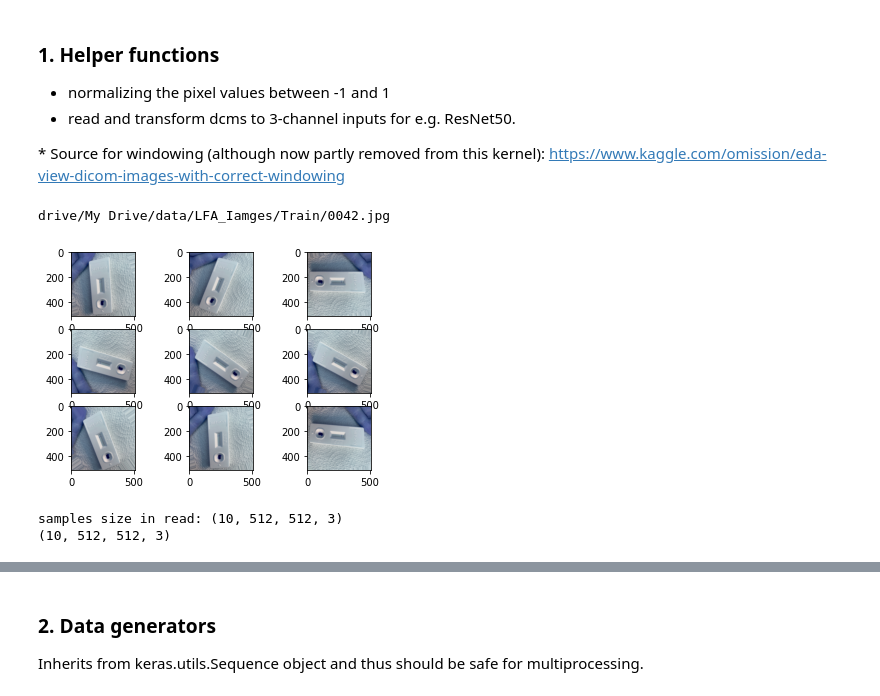
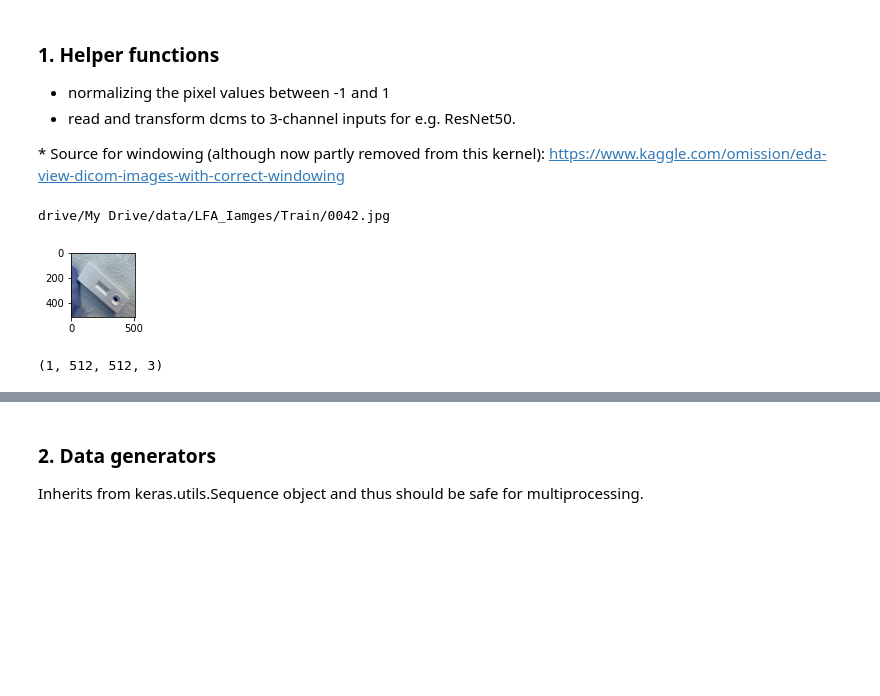
Before and after one commit to VeereshShringari/myKagglecode, a Jupyter notebook: resnet5_keras_baseline_COVID_LFLImages_2Jun.ipynb, the cells around one changed output, grey strips where cells are left out. Saved outputs shown, nothing was run; the diff lists cells and outputs as text; code cells hidden in the pictures; blank space fills up the shorter version.

```diff
--- a/resnet5_keras_baseline_COVID_LFLImages_2Jun.ipynb
+++ b/resnet5_keras_baseline_COVID_LFLImages_2Jun.ipynb
@@ -365,21 +76,0 @@ array([[0., 1.],
-# %%
-import IPython.display as display
-from PIL import Image
-import pathlib
-data_dir = pathlib.Path(".")
-
-images = list(data_dir.glob('drive/My Drive/data/LFA_Iamges/General/*.jpg'))
-desired_size=(224,224, 3)
-for k, image_path in enumerate (images):
-    im = cv2.imread(str(image_path))
-        #display.display(im)
-    width, height,_ = im.shape   # Get dimensions
-    res = cv2.resize(im, dsize=desired_size[:2], interpolation=cv2.INTER_CUBIC)
-    image = img_to_array(res)
-    image = np.expand_dims(image, axis=0)
-    if k == 0 :
-      image2 = image
-    else :
-      image2= np.concatenate([image2,image])
-
-image2.shape
@@ -485,26 +113,24 @@ def _read(path, desired_size, augment_data=0, plot=False):
         datagen = ImageDataGenerator(rotation_range=90)
         # prepare iterator
         it = datagen.flow(samples, batch_size=1)
-        for i in range(augment_data):
-          batch = it.next()    # generate batch of images
-          image = batch[0]
-          samples = np.vstack((samples, np.expand_dims(image, 0)))
-          if plot:
-            plt.subplot(330 + 1 + i)
-            plt.imshow(batch[0].astype('uint8'))
+
+        batch = it.next()    # generate batch of images
+        samples = batch
+        if plot:
+           plt.subplot(330 + 1)
+           plt.imshow(batch[0].astype('uint8'))
           #img = np.stack((res,)*3, axis=-1)
     if plot: plt.show()
-    print('samples size in read:', samples.shape)
+    #print('samples size in read:', samples.shape)
     return samples
 # %%
 test = _read('drive/My Drive/data/LFA_Iamges/Train/0042.jpg',(512,512,3),9, plot=True)
 print(test.shape)
-imageGen, Y  = aug.flow( image,Labels, batch_size=1, save_to_dir=GENERATE_IMAGES_DIR,save_prefix="image_gen_neo&", save_format=".jpg")
+#imageGen, Y  = aug.flow( image,Labels, batch_size=1, save_to_dir=GENERATE_IMAGES_DIR,save_prefix="image_gen_neo&", save_format=".jpg")
 # %% [output]
 drive/My Drive/data/LFA_Iamges/Train/0042.jpg
-[figure, old version]
+[figure, new version]
-samples size in read: (10, 512, 512, 3)
-(10, 512, 512, 3)
+(1, 512, 512, 3)
 # %%
 from numpy import expand_dims
 from keras.preprocessing.image import load_img
```
Also changed, not shown: parts of 20 cells of this notebook.
